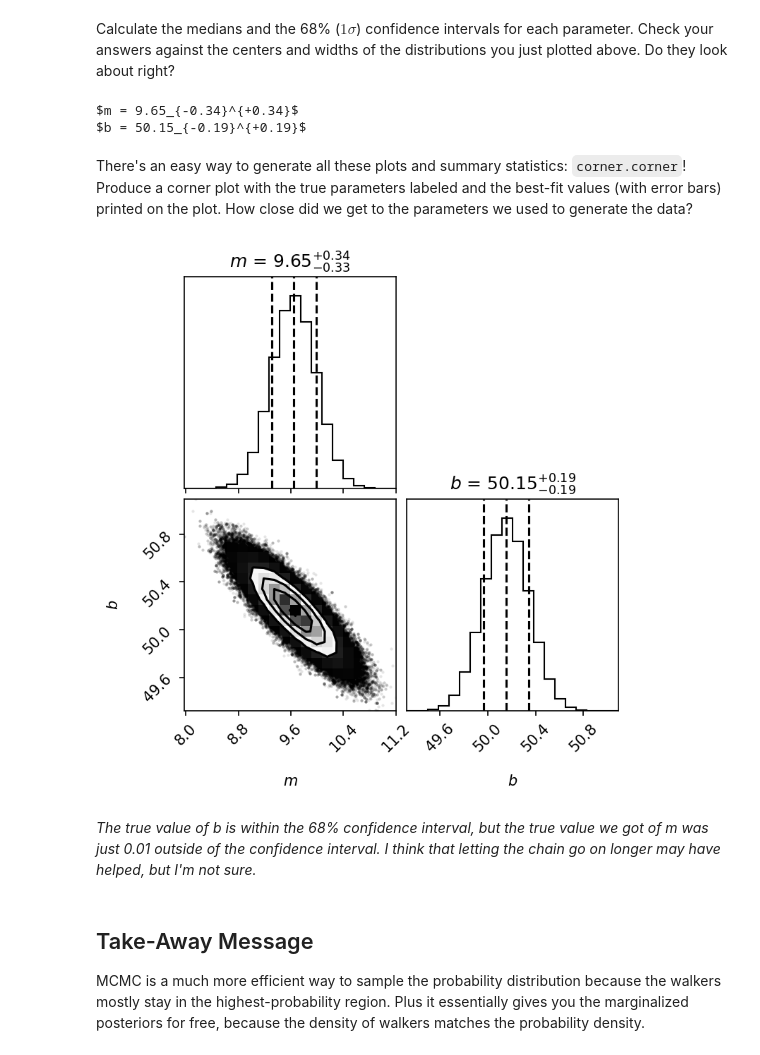
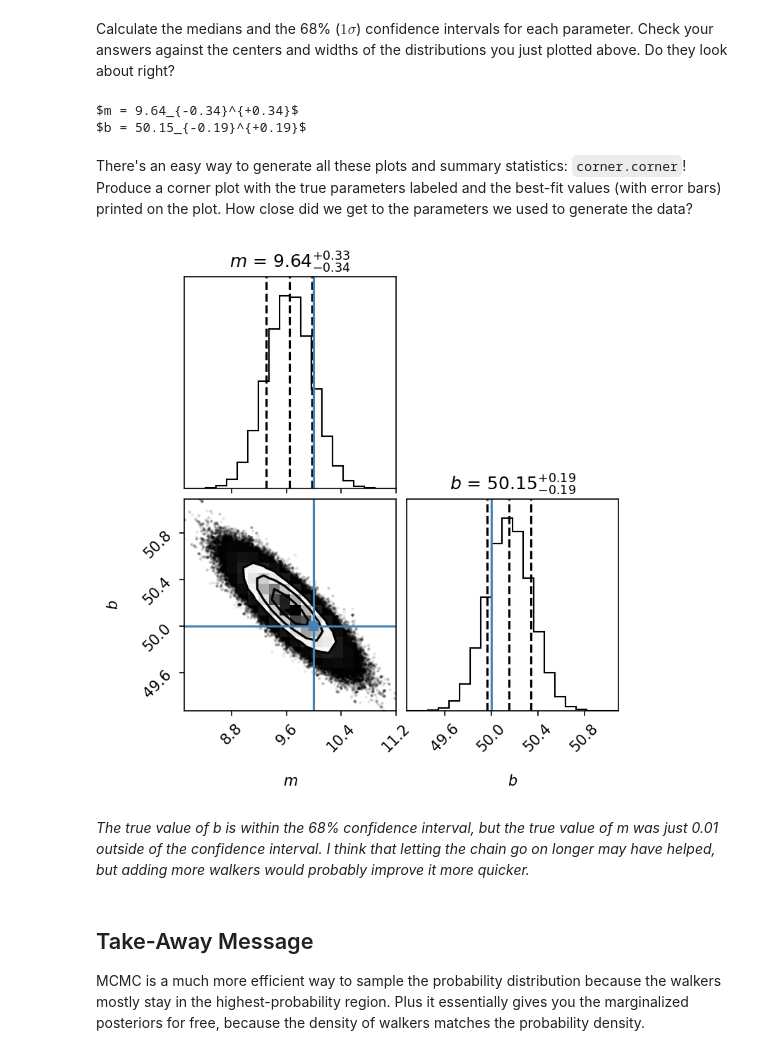
Before and after one commit to ASTR154/bayesian-statistics, a Jupyter notebook: mcmc_line_fitting.ipynb, the cells around one changed output. Drawn from its saved outputs; the diff is of its cells as text; code cells hidden in the pictures.

```diff
--- a/mcmc_line_fitting.ipynb
+++ b/mcmc_line_fitting.ipynb
@@ -146,5 +146,5 @@ Initialize the `EnsembleSampler` object and then run it with the `run_mcmc` meth
 sampler = emcee.EnsembleSampler(n_walkers, n_params, log_posterior, args = args)
 
 # run!
-sampler.run_mcmc(initial_state=initial_guesses, nsteps=int(1e4))
+sampler.run_mcmc(initial_state=initial_guesses, nsteps=int(1e4), progress=True)
 # %% [output]
@@ -260,19 +260,20 @@ print(f'$m = {m_med:.2f}_{{{dm_lo:+.2f}}}^{{{dm_hi:+.2f}}}$')
 
 print(f'$b = {b_med:.2f}_{{{db_lo:+.2f}}}^{{{db_hi:+.2f}}}$')
 # %% [output]
-$m = 9.65_{-0.34}^{+0.34}$
+$m = 9.64_{-0.34}^{+0.34}$
 $b = 50.15_{-0.19}^{+0.19}$
 # %% [markdown]
 There's an easy way to generate all these plots and summary statistics: `corner.corner`! Produce a corner plot with the true parameters labeled and the best-fit values (with error bars) printed on the plot. How close did we get to the parameters we used to generate the data?
 # %%
 corner = corner.corner(burnt_flatchain,
               labels=[r'$m$', r'$b$'],
               quantiles = [0.5-0.68/2, 0.5, 0.5+0.68/2],
+              truths=[m, b],
               show_titles=True)
 # %% [output]
-[figure, old version]
+[figure, new version]
 # %% [markdown]
-*The true value of b is within the 68% confidence interval, but the true value we got of m was just 0.01 outside of the confidence interval. I think that letting the chain go on longer may have helped, but I'm not sure.*
+*The true value of b is within the 68% confidence interval, but the true value of m was just 0.01 outside of the confidence interval. I think that letting the chain go on longer may have helped, but adding more walkers would probably improve it more quicker.*
 # %% [markdown]
 ## Take-Away Message
 MCMC is a much more efficient way to sample the probability distribution because the walkers mostly stay in the highest-probability region. Plus it essentially gives you the marginalized posteriors for free, because the density of walkers matches the probability density.
```
Also changed, not shown: parts of 5 cells of this notebook, 1 other file.
